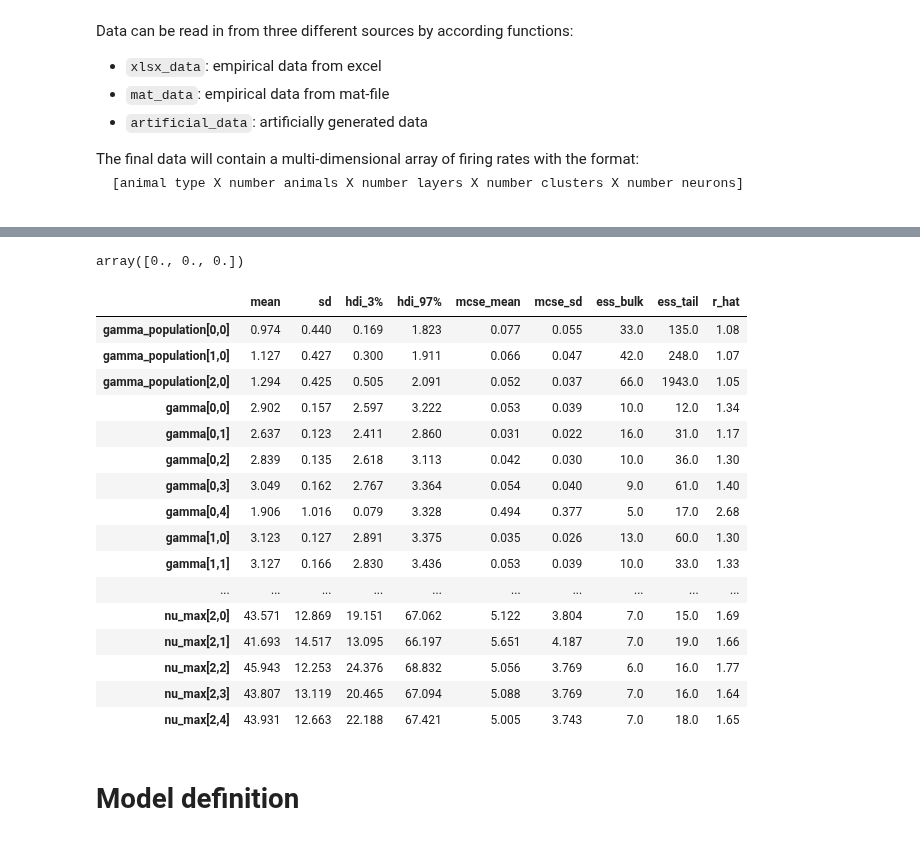
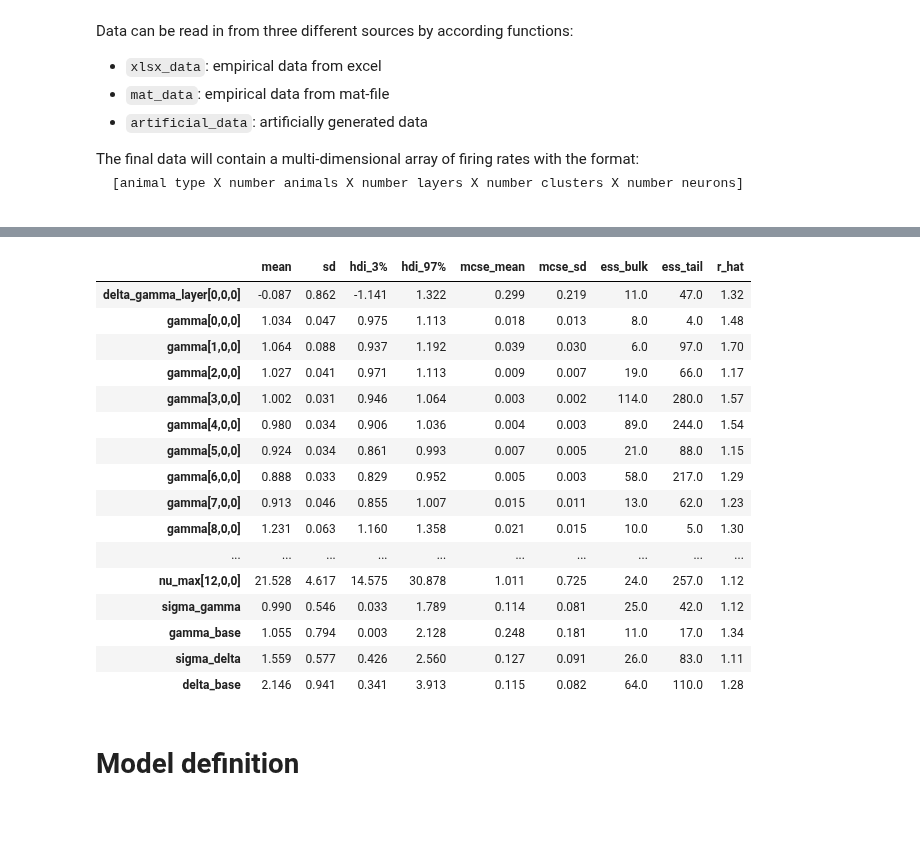
Before and after one commit to woxxel/DarkMatter, a Jupyter notebook: notebooks/spiking_data_analysis.ipynb, the cells around one changed output, grey strips where cells are left out. Cells and saved outputs as stored; diff of their text form; code cells hidden in the pictures.

```diff
--- a/notebooks/spiking_data_analysis.ipynb
+++ b/notebooks/spiking_data_analysis.ipynb
@@ -53,15 +49,16 @@ mP = ModelParams('empirical',filePath='../../data/BuscheLab/2P_data.xlsx',popula
 mP_withSilent = ModelParams('empirical',filePath='../../data/BuscheLab/2P_data.xlsx',population_keys=['mouse type','animal'])
 mP_withSilent.rates[mP_withSilent.rates==0] = 1/600.
 # %%
-def run_inference(filePath='../../data/BuscheLab/2P_data.xlsx',tune=20000,draws=10000,include_silent=False):
+def run_inference(filePath='../../data/BuscheLab/2P_data.xlsx',tune=20000,draws=10000,include_silent=False,
+                 loadPath=None,savePath=None):
     I = Inference()
     I.load_data('empirical',filePath=filePath,include_silent=include_silent)
     I.set_model('selfcon')
-    I.run_on_data(tune=tune,draws=draws)
+    I.run_on_data(tune=tune,draws=draws,loadPath=loadPath)
     return I
 
-I = run_inference(include_silent=False)
-I_silent = run_inference(include_silent=True)
+I = run_inference(include_silent=False,loadPath='results_xls_noSilent.nc')
+I_silent = run_inference(include_silent=True,loadPath='results_xls_trace.nc')
 # %% [output]
 expanding @ lvl animal with keys: ['20180325 (app ko7 739)' '20180325A (app ko8 740)'
  '20180402A (app ko13 734)' '20180419 (app ko14 756)'], selectors: ('LM (APLP1 KO)',)
@@ -177,27 +126,23 @@ TypeError: must be real number, not TensorVariable
-# %%
-np.zeros(3)
-# %% [output]
-array([0., 0., 0.])
 # %%
-display(az.summary(I.trace))
+display(az.summary(I_silent.trace))
 # %% [output]
 |  | mean | sd | hdi_3% | hdi_97% | mcse_mean | mcse_sd | ess_bulk | ess_tail | r_hat |
-| gamma_population[0,0] | 0.974 | 0.440 | 0.169 | 1.823 | 0.077 | 0.055 | 33.0 | 135.0 | 1.08 |
-| gamma_population[1,0] | 1.127 | 0.427 | 0.300 | 1.911 | 0.066 | 0.047 | 42.0 | 248.0 | 1.07 |
-| gamma_population[2,0] | 1.294 | 0.425 | 0.505 | 2.091 | 0.052 | 0.037 | 66.0 | 1943.0 | 1.05 |
-| gamma[0,0] | 2.902 | 0.157 | 2.597 | 3.222 | 0.053 | 0.039 | 10.0 | 12.0 | 1.34 |
-| gamma[0,1] | 2.637 | 0.123 | 2.411 | 2.860 | 0.031 | 0.022 | 16.0 | 31.0 | 1.17 |
-| gamma[0,2] | 2.839 | 0.135 | 2.618 | 3.113 | 0.042 | 0.030 | 10.0 | 36.0 | 1.30 |
-| gamma[0,3] | 3.049 | 0.162 | 2.767 | 3.364 | 0.054 | 0.040 | 9.0 | 61.0 | 1.40 |
-| gamma[0,4] | 1.906 | 1.016 | 0.079 | 3.328 | 0.494 | 0.377 | 5.0 | 17.0 | 2.68 |
-| gamma[1,0] | 3.123 | 0.127 | 2.891 | 3.375 | 0.035 | 0.026 | 13.0 | 60.0 | 1.30 |
-| gamma[1,1] | 3.127 | 0.166 | 2.830 | 3.436 | 0.053 | 0.039 | 10.0 | 33.0 | 1.33 |
+| delta_gamma_layer[0,0,0] | -0.087 | 0.862 | -1.141 | 1.322 | 0.299 | 0.219 | 11.0 | 47.0 | 1.32 |
+| gamma[0,0,0] | 1.034 | 0.047 | 0.975 | 1.113 | 0.018 | 0.013 | 8.0 | 4.0 | 1.48 |
+| gamma[1,0,0] | 1.064 | 0.088 | 0.937 | 1.192 | 0.039 | 0.030 | 6.0 | 97.0 | 1.70 |
+| gamma[2,0,0] | 1.027 | 0.041 | 0.971 | 1.113 | 0.009 | 0.007 | 19.0 | 66.0 | 1.17 |
+| gamma[3,0,0] | 1.002 | 0.031 | 0.946 | 1.064 | 0.003 | 0.002 | 114.0 | 280.0 | 1.57 |
+| gamma[4,0,0] | 0.980 | 0.034 | 0.906 | 1.036 | 0.004 | 0.003 | 89.0 | 244.0 | 1.54 |
+| gamma[5,0,0] | 0.924 | 0.034 | 0.861 | 0.993 | 0.007 | 0.005 | 21.0 | 88.0 | 1.15 |
+| gamma[6,0,0] | 0.888 | 0.033 | 0.829 | 0.952 | 0.005 | 0.003 | 58.0 | 217.0 | 1.29 |
+| gamma[7,0,0] | 0.913 | 0.046 | 0.855 | 1.007 | 0.015 | 0.011 | 13.0 | 62.0 | 1.23 |
+| gamma[8,0,0] | 1.231 | 0.063 | 1.160 | 1.358 | 0.021 | 0.015 | 10.0 | 5.0 | 1.30 |
 | ... | ... | ... | ... | ... | ... | ... | ... | ... | ... |
-| nu_max[2,0] | 43.571 | 12.869 | 19.151 | 67.062 | 5.122 | 3.804 | 7.0 | 15.0 | 1.69 |
-| nu_max[2,1] | 41.693 | 14.517 | 13.095 | 66.197 | 5.651 | 4.187 | 7.0 | 19.0 | 1.66 |
-| nu_max[2,2] | 45.943 | 12.253 | 24.376 | 68.832 | 5.056 | 3.769 | 6.0 | 16.0 | 1.77 |
-| nu_max[2,3] | 43.807 | 13.119 | 20.465 | 67.094 | 5.088 | 3.769 | 7.0 | 16.0 | 1.64 |
-| nu_max[2,4] | 43.931 | 12.663 | 22.188 | 67.421 | 5.005 | 3.743 | 7.0 | 18.0 | 1.65 |
+| nu_max[12,0,0] | 21.528 | 4.617 | 14.575 | 30.878 | 1.011 | 0.725 | 24.0 | 257.0 | 1.12 |
+| sigma_gamma | 0.990 | 0.546 | 0.033 | 1.789 | 0.114 | 0.081 | 25.0 | 42.0 | 1.12 |
+| gamma_base | 1.055 | 0.794 | 0.003 | 2.128 | 0.248 | 0.181 | 11.0 | 17.0 | 1.34 |
+| sigma_delta | 1.559 | 0.577 | 0.426 | 2.560 | 0.127 | 0.091 | 26.0 | 83.0 | 1.11 |
+| delta_base | 2.146 | 0.941 | 0.341 | 3.913 | 0.115 | 0.082 | 64.0 | 110.0 | 1.28 |
 # %% [markdown]
 <h1>Model definition</h1>
 # %%
```
Also changed, not shown: parts of 13 cells of this notebook, 9 other files.
